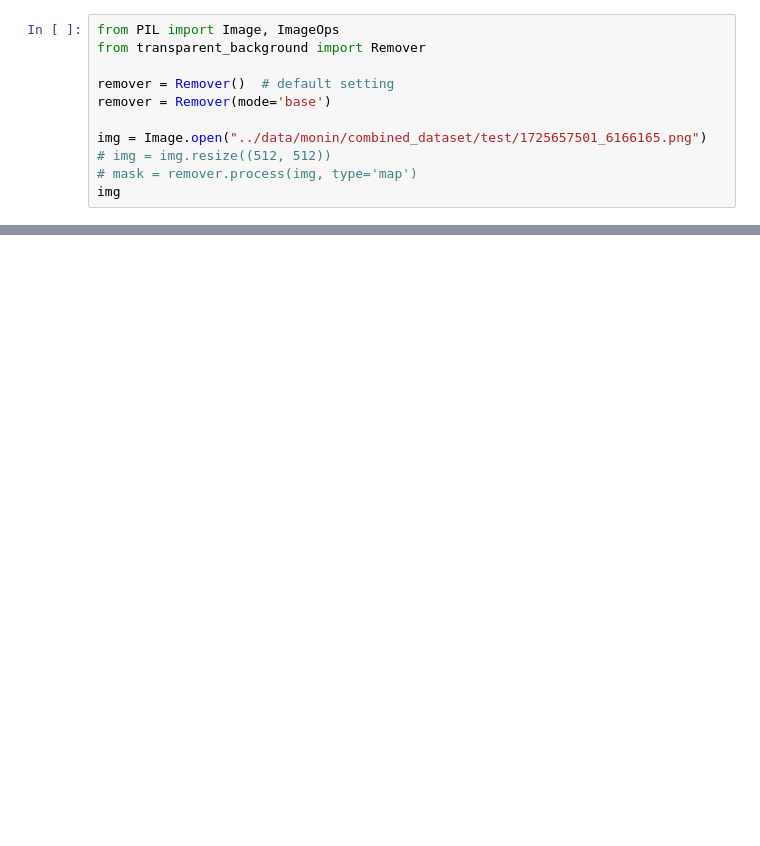
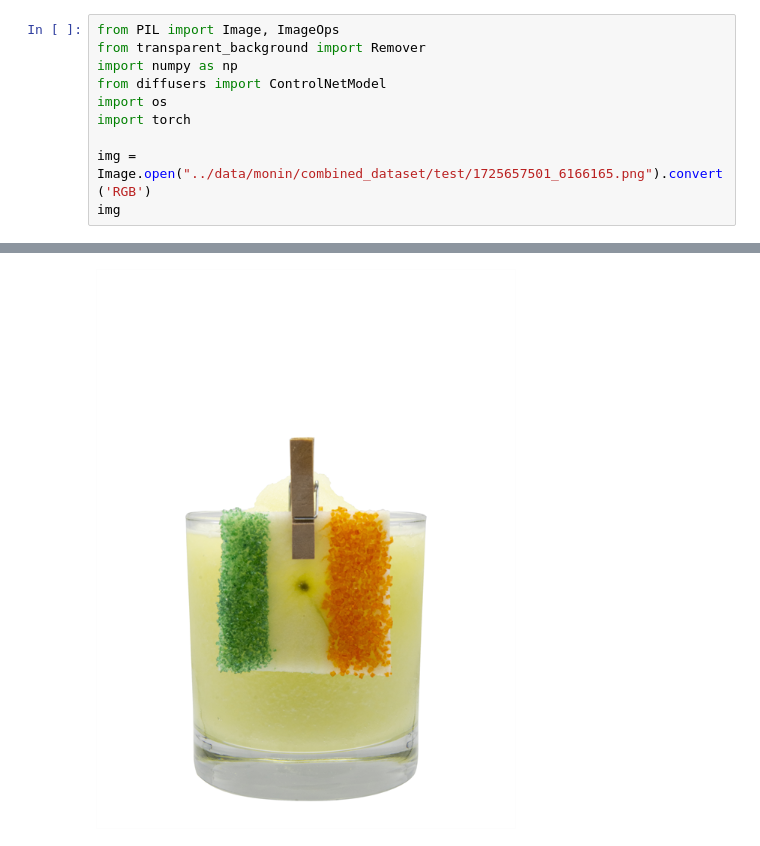
Before and after one commit to Hexy00123/F24-PMLDL-Project, a Jupyter notebook: notebooks/canny-controlnet.ipynb, the cells around one changed output, grey strips where cells are left out. Saved outputs shown, nothing was run; the diff lists cells and outputs as text; blank space fills up the shorter version.

Commit message:
feat: new model version

```diff
--- a/notebooks/canny-controlnet.ipynb
+++ b/notebooks/canny-controlnet.ipynb
@@ -1,11 +1,11 @@
 # %%
 from PIL import Image, ImageOps
 from transparent_background import Remover
+import numpy as np
+from diffusers import ControlNetModel
+import os
+import torch
 
-remover = Remover()  # default setting
-remover = Remover(mode='base')
-
-img = Image.open("../data/monin/combined_dataset/test/1725657501_6166165.png")
-# img = img.resize((512, 512))
-# mask = remover.process(img, type='map')
+img = Image.open("../data/monin/combined_dataset/test/1725657501_6166165.png").convert('RGB')
 img
+# %% [output]
@@ -11,0 +29 @@ img
+[figure, added]
```
Also changed, not shown: parts of 8 cells of this notebook, 2 other files.
